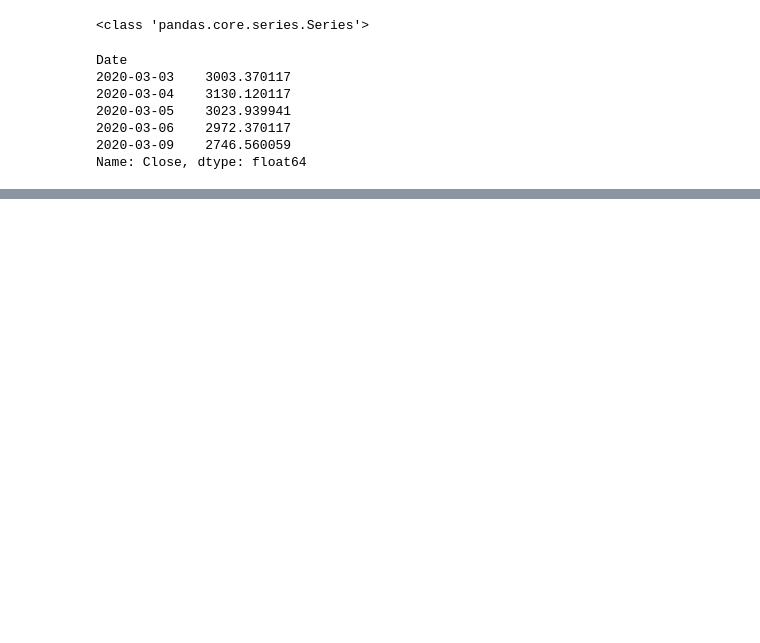
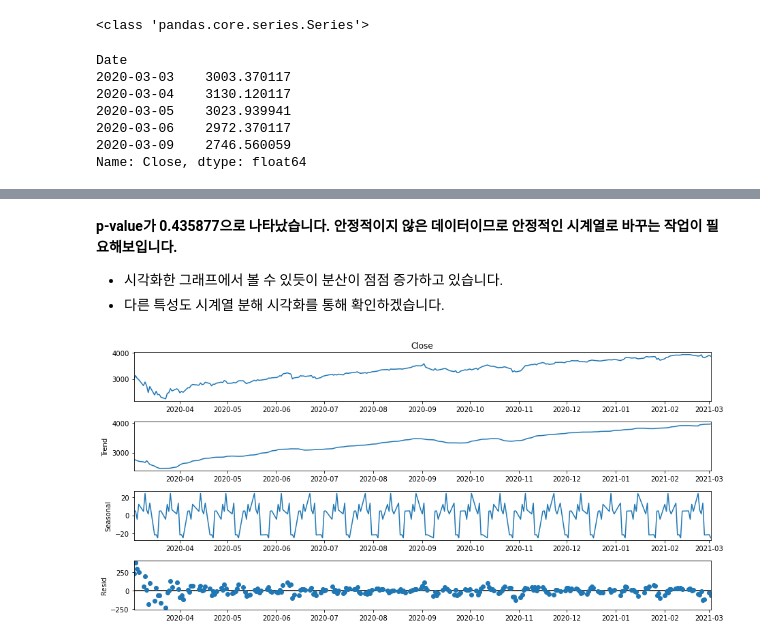
Before and after one commit to miinkang/AI_Project_AIFFEL, a Jupyter notebook: [E-13]ARIMA_stock_prediction.ipynb, the cells around one changed output, grey strips where cells are left out. Drawn from its saved outputs; the diff is of its cells as text; code cells hidden in the pictures; blank space fills up the shorter version.

```diff
--- a/[E-13]ARIMA_stock_prediction.ipynb
+++ b/[E-13]ARIMA_stock_prediction.ipynb
@@ -116,0 +171,12 @@ Name: Close, dtype: float64
+# %% [markdown]
+**p-value가 0.435877으로 나타났습니다. 안정적이지 않은 데이터이므로 안정적인 시계열로 바꾸는 작업이 필요해보입니다.**
+- 시각화한 그래프에서 볼 수 있듯이 분산이 점점 증가하고 있습니다.
+- 다른 특성도 시계열 분해 시각화를 통해 확인하겠습니다.
+# %%
+from statsmodels.tsa.seasonal import seasonal_decompose
+result = seasonal_decompose(df['Close'], model='addictive', two_sided=True, \
+                           period=12, extrapolate_trend='freq')
+result.plot()
+plt.show()
+# %% [output]
+[figure, added]
```
Also changed, not shown: parts of 96 cells of this notebook.
